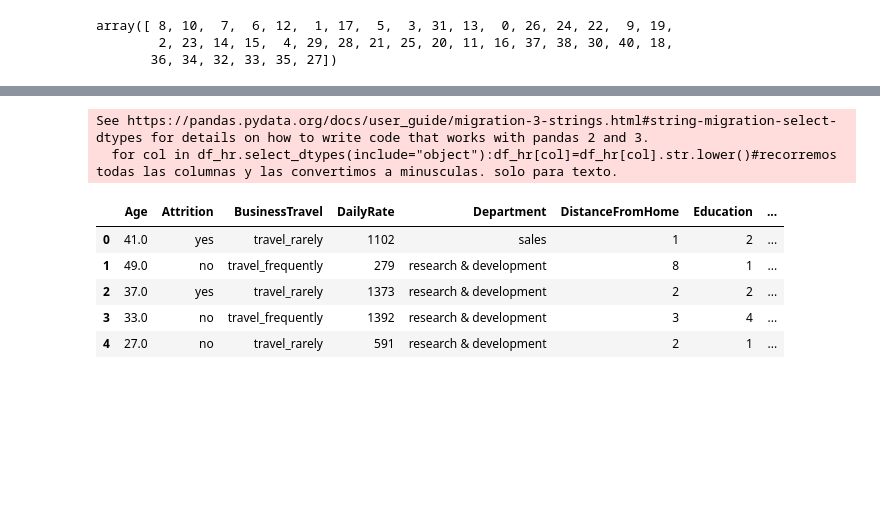
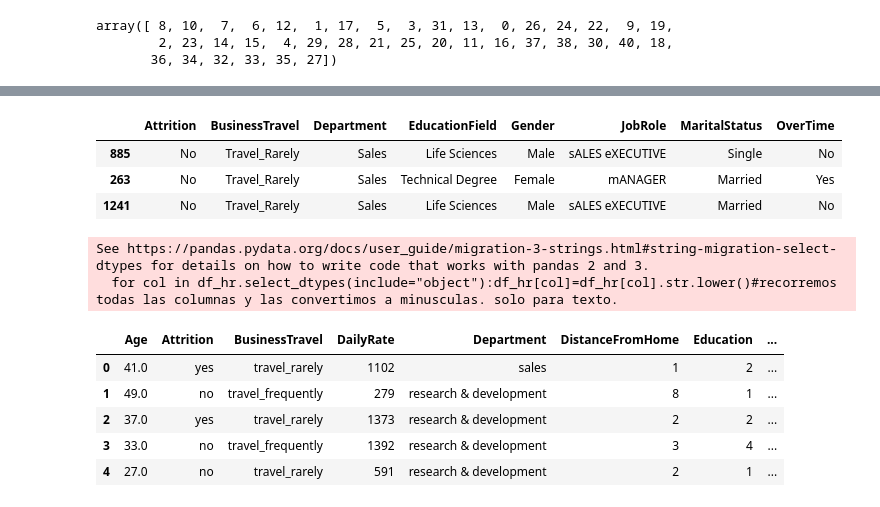
Before and after one commit to AMA00-98/proyecto-da-promo-65-modulo-3-team-2, a Jupyter notebook: Revisión_Fase1_proyect_mod3.ipynb, the cells around one changed output, grey strips where cells are left out. Cells and saved outputs as stored; diff of their text form; code cells hidden in the pictures; blank space fills up the shorter version.

```diff
--- a/Revisión_Fase1_proyect_mod3.ipynb
+++ b/Revisión_Fase1_proyect_mod3.ipynb
@@ -279 +325,8 @@ df_hr.head().T
+# %%
+columnas_texto.sample(3)
+# %% [output]
+|  | Attrition | BusinessTravel | Department | EducationField | Gender | JobRole | MaritalStatus | OverTime |
+| 885 | No | Travel_Rarely | Sales | Life Sciences | Male | sALES eXECUTIVE | Single | No |
+| 263 | No | Travel_Rarely | Sales | Technical Degree | Female | mANAGER | Married | Yes |
+| 1241 | No | Travel_Rarely | Sales | Life Sciences | Male | sALES eXECUTIVE | Married | No |
 # %%
```
Also changed, not shown: parts of 96 cells of this notebook, 2 other files.
